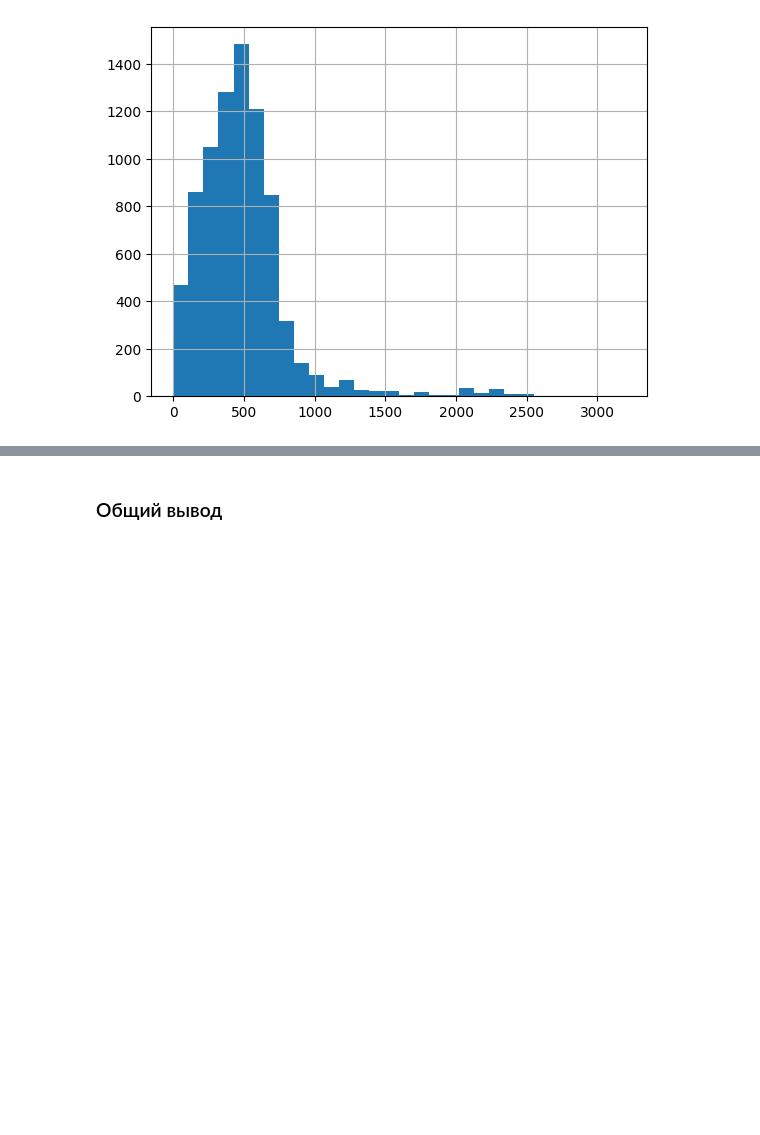
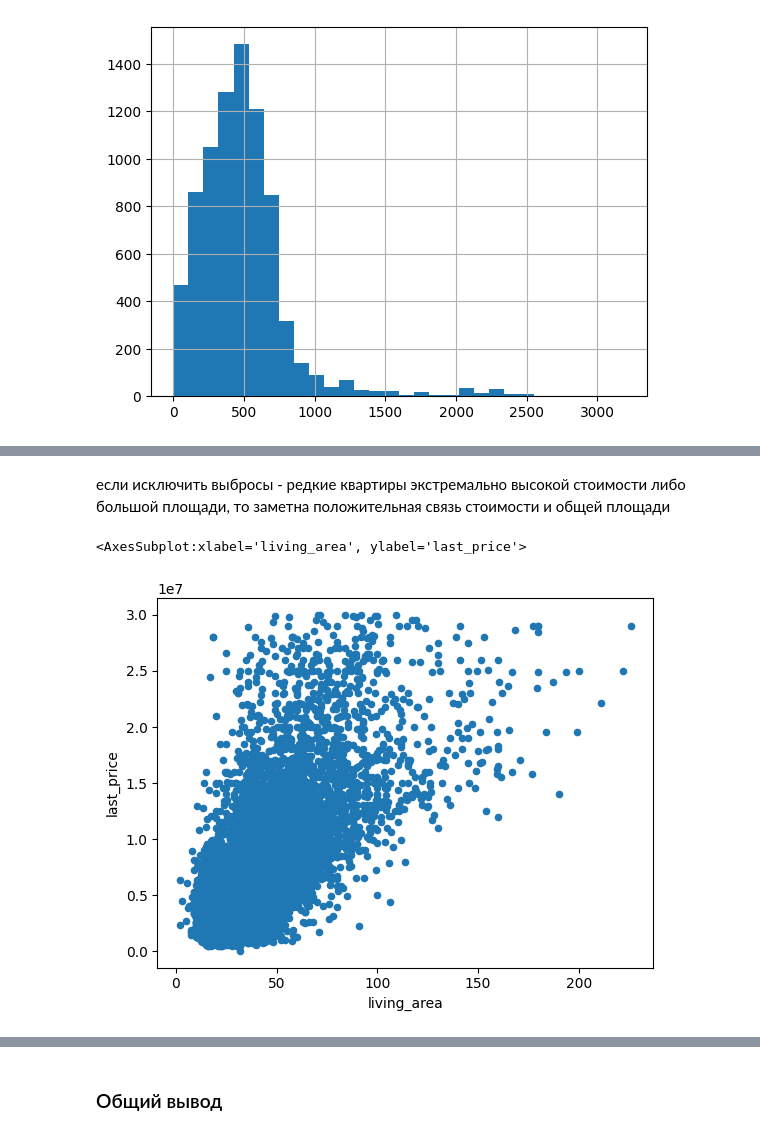
Before and after one commit to ndelenyan/practicum, a Jupyter notebook: sprint05/sprint05.ipynb, the cells around one changed output, grey strips where cells are left out. Drawn from its saved outputs; the diff is of its cells as text; code cells hidden in the pictures; blank space fills up the shorter version.

```diff
--- a/sprint05/sprint05.ipynb
+++ b/sprint05/sprint05.ipynb
@@ -445,0 +482,9 @@ df.parks_nearest.hist(bins=30)
+# %% [markdown]
+если исключить выбросы - редкие квартиры экстремально высокой стоимости либо большой площади, то заметна положительная связь стоимости и общей площади
+# %%
+dp = df[(df.last_price < 30000000) & (df.total_area < 400)]
+dp.plot(kind='scatter', x='living_area', y='last_price')
+# df.total_area.corr(df.last_price)
+# %% [output]
+<AxesSubplot:xlabel='living_area', ylabel='last_price'>
+[figure, added]
```
Also changed, not shown: parts of 18 cells of this notebook.
